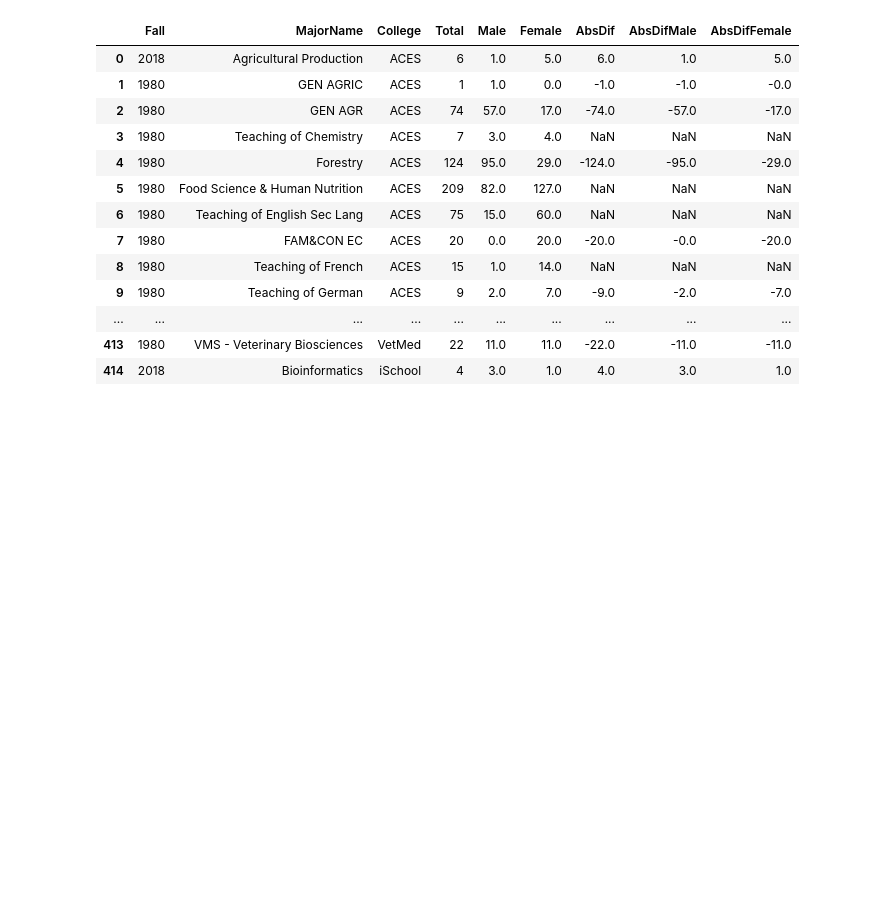
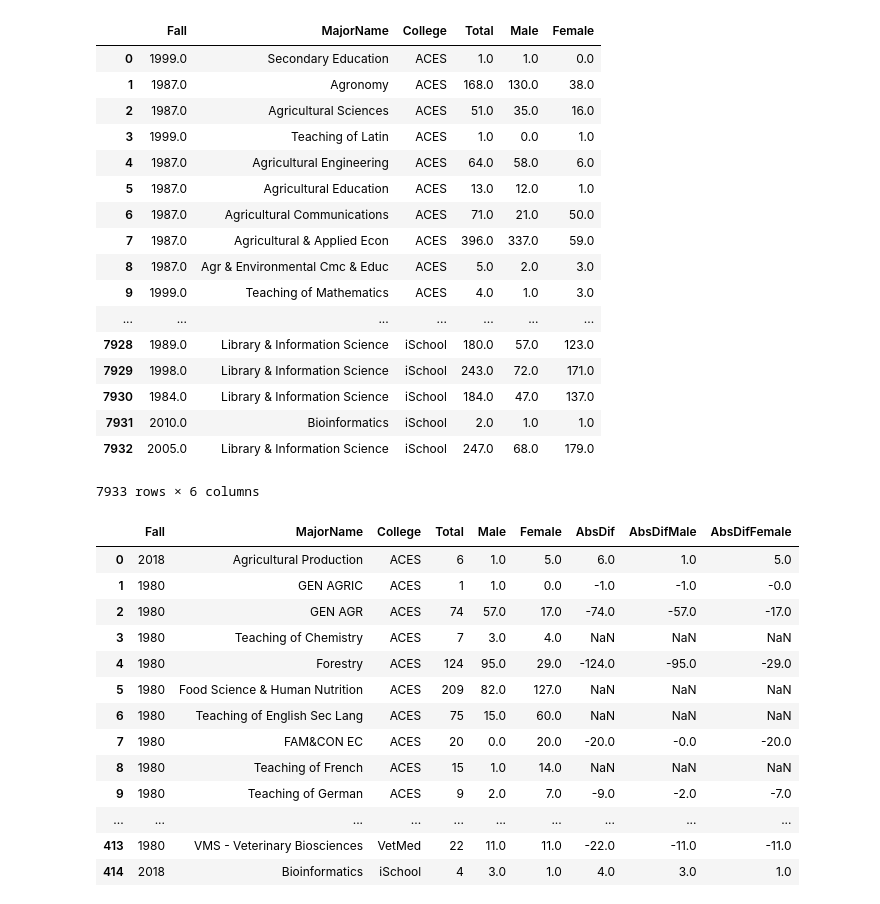
Before and after one commit to Avi18971911/UIUCMajorForce, a Jupyter notebook: proj1.ipynb, the cells around one changed output. Saved outputs shown, nothing was run; the diff lists cells and outputs as text; code cells hidden in the pictures; blank space fills up the shorter version.

```diff
--- a/proj1.ipynb
+++ b/proj1.ipynb
@@ -9,9 +9,9 @@ def stringConvert(total):
     if (isinstance(standin, str)):
         standin = standin.replace(',', '')
         standin = (int)(standin)
-    if (not np.isnan(standin)):
+    if not(standin is None) and standin == standin :
         standin = int(standin)
-    if (isinstance(standin, str)):
+    if isinstance(standin, str):
         print(standin)
     return standin
 
@@ -23,7 +23,7 @@ def removeNan(specific):
         return specific["College"]
     return specific["MajorName"]
 
-df2 = df.query("Fall == '1980' or Fall == '2018'")
+df2 = df[df["Total"] != "Art and Design"]
 df2 = df2[["Fall", "College", "Major Name", "Total", "Male", "Female"]]
 df2["Total"] = df2["Total"].apply(stringConvert)
 df2["Male"] = df2["Male"].apply(stringConvert)
@@ -33,4 +33,24 @@ df2["MajorName"] = df2.apply(removeNan, axis = 1)
 # %%
 aggregatedMajor = df2.groupby(["Fall", "MajorName", "College"]).agg('sum')
 aggregatedMajor = aggregatedMajor.sort_values(by=['College'])
 aggregatedMajor.reset_index(inplace=True)
+aggregatedMajor
+# %% [output]
+|  | Fall | MajorName | College | Total | Male | Female |
+| 0 | 1999.0 | Secondary Education | ACES | 1.0 | 1.0 | 0.0 |
+| 1 | 1987.0 | Agronomy | ACES | 168.0 | 130.0 | 38.0 |
+| 2 | 1987.0 | Agricultural Sciences | ACES | 51.0 | 35.0 | 16.0 |
+| 3 | 1999.0 | Teaching of Latin | ACES | 1.0 | 0.0 | 1.0 |
+| 4 | 1987.0 | Agricultural Engineering | ACES | 64.0 | 58.0 | 6.0 |
+| 5 | 1987.0 | Agricultural Education | ACES | 13.0 | 12.0 | 1.0 |
+| 6 | 1987.0 | Agricultural Communications | ACES | 71.0 | 21.0 | 50.0 |
+| 7 | 1987.0 | Agricultural & Applied Econ | ACES | 396.0 | 337.0 | 59.0 |
+| 8 | 1987.0 | Agr & Environmental Cmc & Educ | ACES | 5.0 | 2.0 | 3.0 |
+| 9 | 1999.0 | Teaching of Mathematics | ACES | 4.0 | 1.0 | 3.0 |
+| ... | ... | ... | ... | ... | ... | ... |
+| 7928 | 1989.0 | Library & Information Science | iSchool | 180.0 | 57.0 | 123.0 |
+| 7929 | 1998.0 | Library & Information Science | iSchool | 243.0 | 72.0 | 171.0 |
+| 7930 | 1984.0 | Library & Information Science | iSchool | 184.0 | 47.0 | 137.0 |
+| 7931 | 2010.0 | Bioinformatics | iSchool | 2.0 | 1.0 | 1.0 |
+| 7932 | 2005.0 | Library & Information Science | iSchool | 247.0 | 68.0 | 179.0 |
+7933 rows × 6 columns
```
Also changed, not shown: parts of 1 cell of this notebook, 4 other files.
